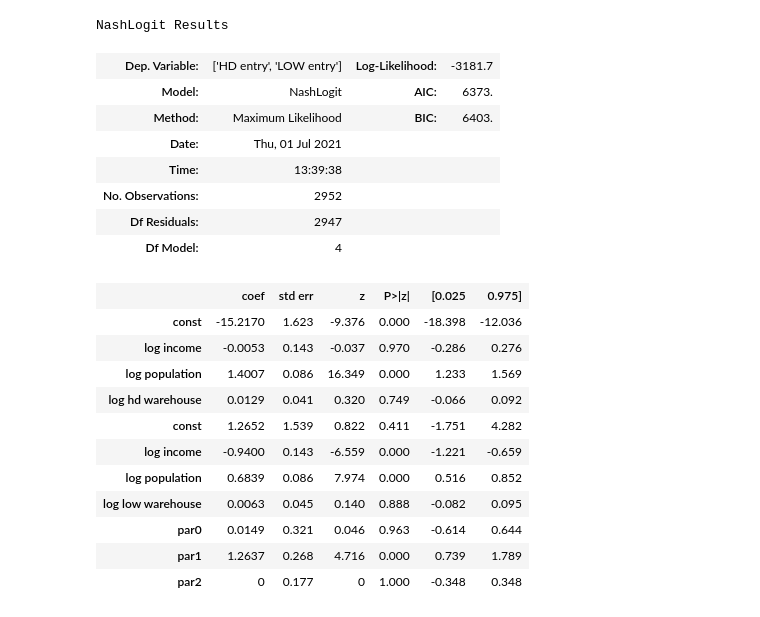
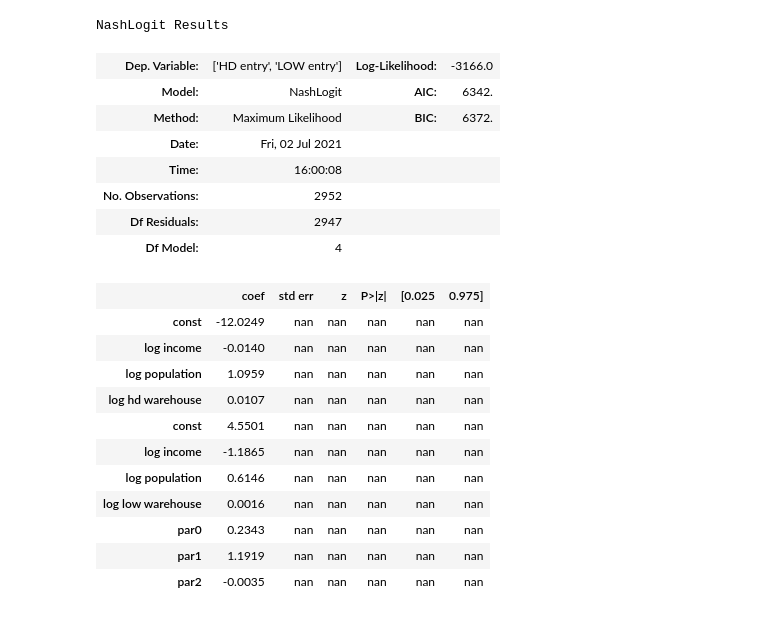
Before and after one commit to ericschulman/entry_games, a Jupyter notebook: estimation/complete_info/estimate_copula.ipynb, the cells around one changed output. Cells and saved outputs as stored; diff of their text form; code cells hidden in the pictures.

```diff
--- a/estimation/complete_info/estimate_copula.ipynb
+++ b/estimation/complete_info/estimate_copula.ipynb
@@ -38,38 +38,27 @@ class NashLogit(GenericLikelihoodModel):
         delta_neg = 1*(params[-3] <= 0)*(params[-2] <= 0)
 
         if (delta_pos == 0) and (delta_neg == 0):
-            params[-1] = 0
+            params[-2] = 0
 
         #constrain delta2 to be pos...
-        rho = np.clip(params[-1],-1,1)
-        print(rho)
+
+        #rho = np.clip(params[-1],-1,1)
+        rho = 0
 
         # solve for probablity of nash
         prob01 = (p[0, 1, :])*(1 - p[1, 0, :])
         prob10 = (1 - p[0, 0, :])*(p[1, 1, :])
         prob00 = p[0, 0, :] * p[1, 0, :]
         prob11 = (1 - p[0, 1, :])*(1 - p[1, 1, :])
+        mult_eq =  (p[0, 1, :] - p[0, 0, :])* (p[1, 1, :] - p[1, 0, :])
+        print(params[-3],params[-2],mult_eq)
+        #introduce the copula
+        mult_eq_rho = mult_eq*(1+rho*mult_eq)
+        prob01_rho = prob01*(1+rho*prob10) - delta_neg*.5*mult_eq
+        prob10_rho = prob10*(1+rho*prob01) - delta_neg*.5*mult_eq
+        prob00_rho = prob00*(1+rho*prob11) - delta_pos*.5*mult_eq
+        prob11_rho = prob11*(1+rho*prob00) - delta_pos*.5*mult_eq
 
-        #introduce the copula
-        prob01_rho = prob01*(1+rho*prob10)
-        prob10_rho = prob10*(1+rho*prob01)
-        prob00_rho = prob00*(1+rho*prob11)
-        prob11_rho = prob11*(1+rho*prob00)
-
-        #deal with multiple eq
-        if delta_pos > 0 and delta_neg==0:
-            print(delta_pos, params[-2],params[-3])
-            pr_both = 1 - prob10_rho - prob01_rho
-            pr_both_wrong = prob00_rho + prob11_rho
-            prob00_rho = prob00_rho*pr_both/pr_both_wrong
-            prob11_rho = prob11_rho*pr_both/pr_both_wrong
-
-        if delta_neg > 0 and delta_pos==0:
-            print(delta_pos, params[-2],params[-3])
-            pr_both = 1 - prob11_rho - prob00_rho
-            pr_both_wrong = prob10_rho + prob01_rho
-            prob01_rho = prob01_rho*pr_both/pr_both_wrong
-            prob10_rho = prob10_rho*pr_both/pr_both_wrong
 
         print(prob01_rho+prob10_rho+prob00_rho+prob11_rho)
         print('---')
@@ -80,7 +69,6 @@ class NashLogit(GenericLikelihoodModel):
         p11 = self.endog[:, 0]*self.endog[:, 1]
         p10 = self.endog[:, 0] * (1 - self.endog[:, 1])
         p01 = (1 - self.endog[:, 0]) * self.endog[:, 1]
-
 
 
         ll = p00 * prob00_rho + p11 * prob11_rho + p01 * prob01_rho + p10 * prob10_rho
@@ -95,7 +83,9 @@ class NashLogit(GenericLikelihoodModel):
         x2 = np.concatenate( (self.exog[:, k:2*k], self.endog[:,0].reshape(self.endog.shape[0],1) ),axis=1)
         params1 =  sm.Logit(self.endog[:, 0], x1).fit().params
         params2 = sm.Logit(self.endog[:, 1], x2).fit().params
-        start_params = np.concatenate((params1[0:-1],params2[0:-1],[-5,-5, 1] ))
+        start_params = np.concatenate((params1[0:-1],params2[0:-1],[params1[-1],params2[-1], 0] ))
+        #start_params = np.concatenate((params1[0:-1],params2[0:-1],[-1,-1,.8] ))
+
         print(start_params)
         return super(NashLogit, self).fit(start_params=start_params, **kwds)
 
@@ -128,21 +118,21 @@ Optimization terminated successfully.
 NashLogit Results
-| Dep. Variable: | ['HD entry', 'LOW entry'] | Log-Likelihood: | -3181.7 |
-| Model: | NashLogit | AIC: | 6373. |
-| Method: | Maximum Likelihood | BIC: | 6403. |
-| Date: | Thu, 01 Jul 2021 |  |  |
-| Time: | 13:39:38 |  |  |
+| Dep. Variable: | ['HD entry', 'LOW entry'] | Log-Likelihood: | -3166.0 |
+| Model: | NashLogit | AIC: | 6342. |
+| Method: | Maximum Likelihood | BIC: | 6372. |
+| Date: | Fri, 02 Jul 2021 |  |  |
+| Time: | 16:00:08 |  |  |
 | No. Observations: | 2952 |  |  |
 | Df Residuals: | 2947 |  |  |
 | Df Model: | 4 |  |  |
 |  | coef | std err | z | P>|z| | [0.025 | 0.975] |
-| const | -15.2170 | 1.623 | -9.376 | 0.000 | -18.398 | -12.036 |
-| log income | -0.0053 | 0.143 | -0.037 | 0.970 | -0.286 | 0.276 |
-| log population | 1.4007 | 0.086 | 16.349 | 0.000 | 1.233 | 1.569 |
-| log hd warehouse | 0.0129 | 0.041 | 0.320 | 0.749 | -0.066 | 0.092 |
-| const | 1.2652 | 1.539 | 0.822 | 0.411 | -1.751 | 4.282 |
-| log income | -0.9400 | 0.143 | -6.559 | 0.000 | -1.221 | -0.659 |
-| log population | 0.6839 | 0.086 | 7.974 | 0.000 | 0.516 | 0.852 |
-| log low warehouse | 0.0063 | 0.045 | 0.140 | 0.888 | -0.082 | 0.095 |
-| par0 | 0.0149 | 0.321 | 0.046 | 0.963 | -0.614 | 0.644 |
-| par1 | 1.2637 | 0.268 | 4.716 | 0.000 | 0.739 | 1.789 |
-| par2 | 0 | 0.177 | 0 | 1.000 | -0.348 | 0.348 |
+| const | -12.0249 | nan | nan | nan | nan | nan |
+| log income | -0.0140 | nan | nan | nan | nan | nan |
+| log population | 1.0959 | nan | nan | nan | nan | nan |
+| log hd warehouse | 0.0107 | nan | nan | nan | nan | nan |
+| const | 4.5501 | nan | nan | nan | nan | nan |
+| log income | -1.1865 | nan | nan | nan | nan | nan |
+| log population | 0.6146 | nan | nan | nan | nan | nan |
+| log low warehouse | 0.0016 | nan | nan | nan | nan | nan |
+| par0 | 0.2343 | nan | nan | nan | nan | nan |
+| par1 | 1.1919 | nan | nan | nan | nan | nan |
+| par2 | -0.0035 | nan | nan | nan | nan | nan |
```
Also changed, not shown: parts of 1 cell of this notebook, 2 other files.
